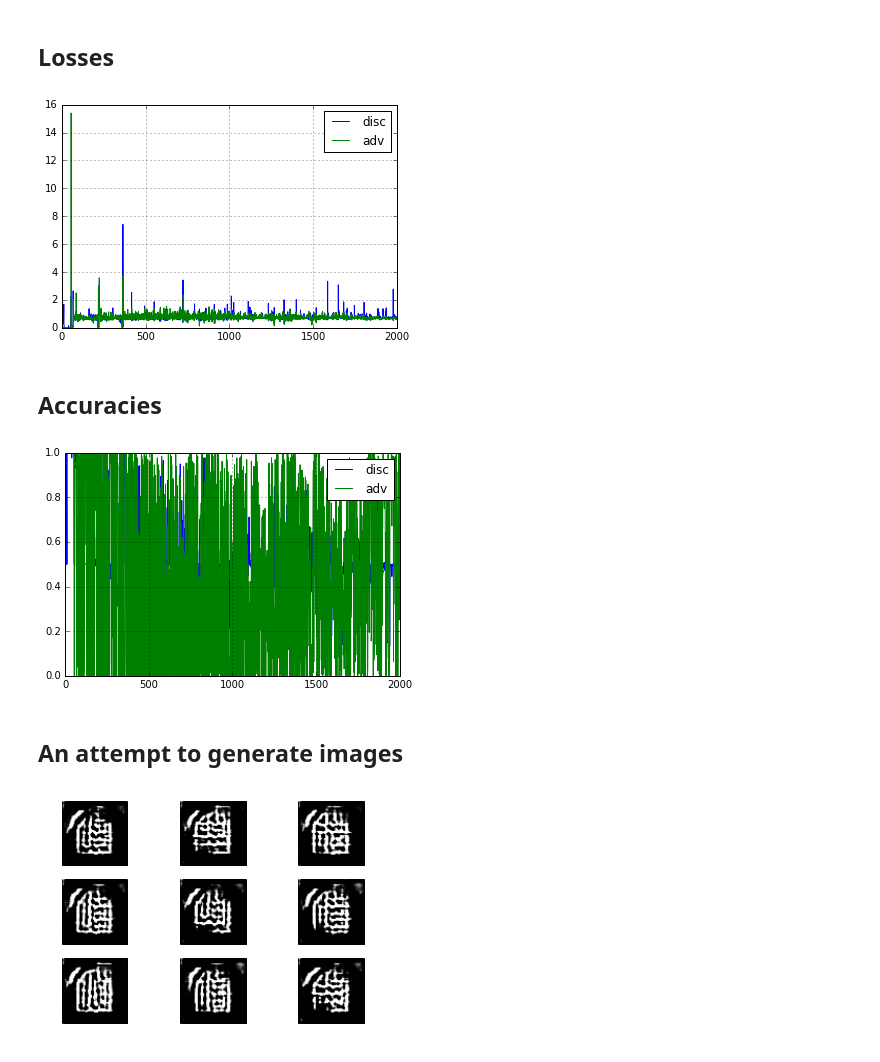
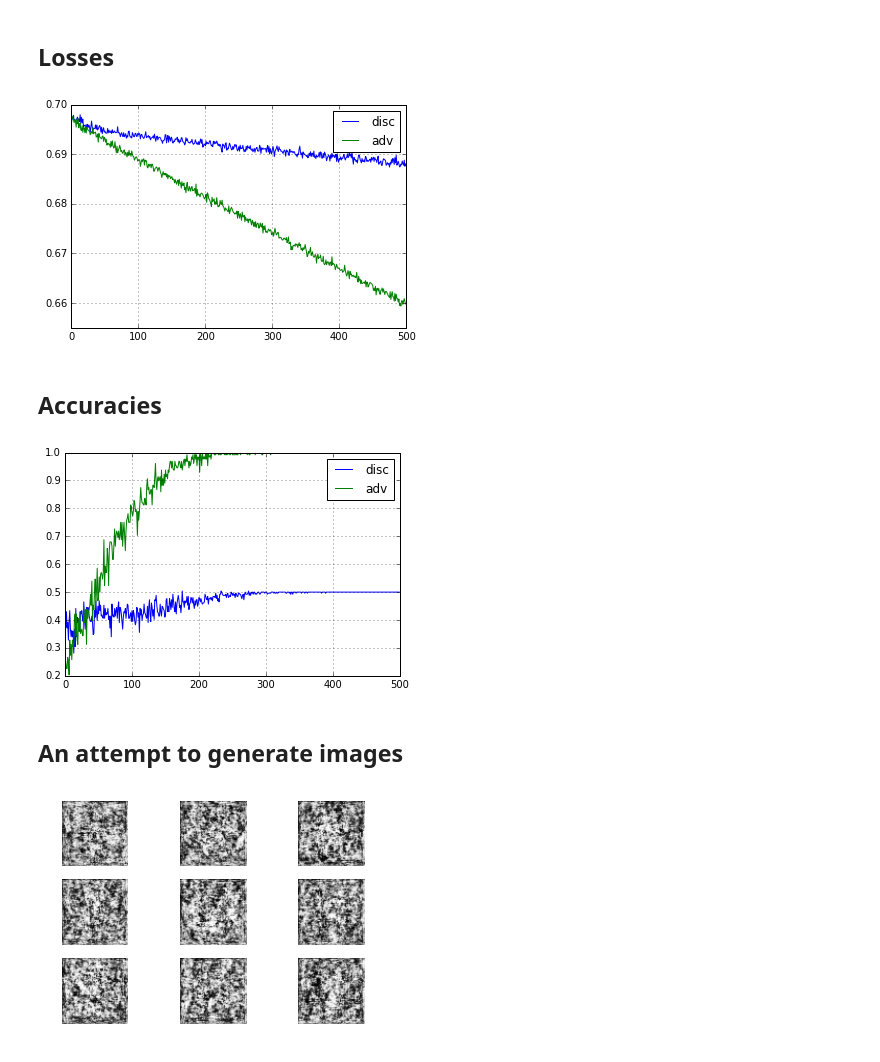
Before and after one commit to robolamp/SleepingCalligrapher, a Jupyter notebook: chars_GAN.ipynb, the cells around one changed output. Cells and saved outputs as stored; diff of their text form; code cells hidden in the pictures.

Commit message:
Issue #5: SGD optimizer; bad results

```diff
--- a/chars_GAN.ipynb
+++ b/chars_GAN.ipynb
@@ -253,8 +253,8 @@ _________________________________________________________________
 discmodel = Sequential()
 discmodel.add(discnet)
 discmodel.compile(loss='binary_crossentropy',
-#                   optimizer=SGD(lr=0.0002),
-                  optimizer=RMSprop(lr=0.0002, clipvalue=1.0, decay=6e-8),
+                  optimizer=SGD(lr=0.0002),
+#                   optimizer=RMSprop(lr=0.0002, clipvalue=1.0, decay=6e-8),
                   metrics=['accuracy'])
 # %% [markdown]
 ## Adversarial model
@@ -263,8 +263,8 @@ advmodel = Sequential()
 advmodel.add(gennet)
 advmodel.add(discnet)
 advmodel.compile(loss='binary_crossentropy',
-#                  optimizer=SGD(lr=0.0001),
-                 optimizer=RMSprop(lr=0.0001, clipvalue=1.0, decay=3e-8),
+                 optimizer=SGD(lr=0.0001),
+#                  optimizer=RMSprop(lr=0.0001, clipvalue=1.0, decay=3e-8),
                  metrics=['accuracy'])
 # %% [markdown]
 ## Training
@@ -273,7 +273,7 @@ disc_losses = {"loss": [], "acc": []}
 adv_losses = {"loss": [], "acc": []}
 # %%
 batch_size = 128
-train_iters = 1500
+train_iters = 500
 stop_loss = 7.0
 
 disc_loss = [1.0, 0.0]
@@ -285,8 +285,8 @@ start_time = time.time()
 
 for i in range(train_iters):
         # Compose trainig data for adversarial net
-    noise = np.random.normal(size=[batch_size, gen_noise_dim])
-#     noise = np.random.uniform(-1.0, 1.0, size=[batch_size, gen_noise_dim])
+#     noise = np.random.normal(scale=0.4, size=[batch_size, gen_noise_dim])
+    noise = np.random.uniform(-1.0, 1.0, size=[batch_size, gen_noise_dim])
     y = np.ones([batch_size, 1])
     # Train adversarial net on composed data
     adv_loss = advmodel.train_on_batch(noise, y)
@@ -298,8 +298,8 @@ for i in range(train_iters):
                                           Y_img.shape[0],
                                           size=batch_size)]
     # Generate images from noise
-#     noise = np.random.uniform(-1.0, 1.0, size=[batch_size, gen_noise_dim])
-    noise = np.random.normal(size=[batch_size, gen_noise_dim])
+    noise = np.random.uniform(-1.0, 1.0, size=[batch_size, gen_noise_dim])
+#     noise = np.random.normal(scale=0.4, size=[batch_size, gen_noise_dim])
     images_fake = gennet.predict(noise)
     # Compose training data for discriminator
     x = np.concatenate((images_true, images_fake))
@@ -349,7 +339,7 @@ plt.grid()
 plt.legend()
 plt.show()
 # %% [output]
-[figure, old version]
+[figure, new version]
 # %% [markdown]
 ## Accuracies
 # %%
@@ -359,19 +349,19 @@ plt.grid()
 plt.legend()
 plt.show()
 # %% [output]
-[figure, old version]
+[figure, new version]
 # %% [markdown]
 ## An attempt to generate images
 # %%
-# noise = np.random.uniform(-1.0, 1.0, size=[9, gen_noise_dim])
-noise = np.random.normal(size=[9, gen_noise_dim])
+noise = np.random.uniform(-1.0, 1.0, size=[9, gen_noise_dim])
+# noise = np.random.normal(scale=0.4, size=[9, gen_noise_dim])
 fake_images = gennet.predict(noise)
 
 
 for i in range(9):
     plt.subplot(330 + 1 + i)
     plt.imshow(fake_images[i].reshape(img_size, img_size), cmap=plt.get_cmap('gray'))
     plt.axis('off')
 plt.show()
 # %% [output]
-[figure, old version]
+[figure, new version]
```
Also changed, not shown: parts of 3 cells of this notebook.
